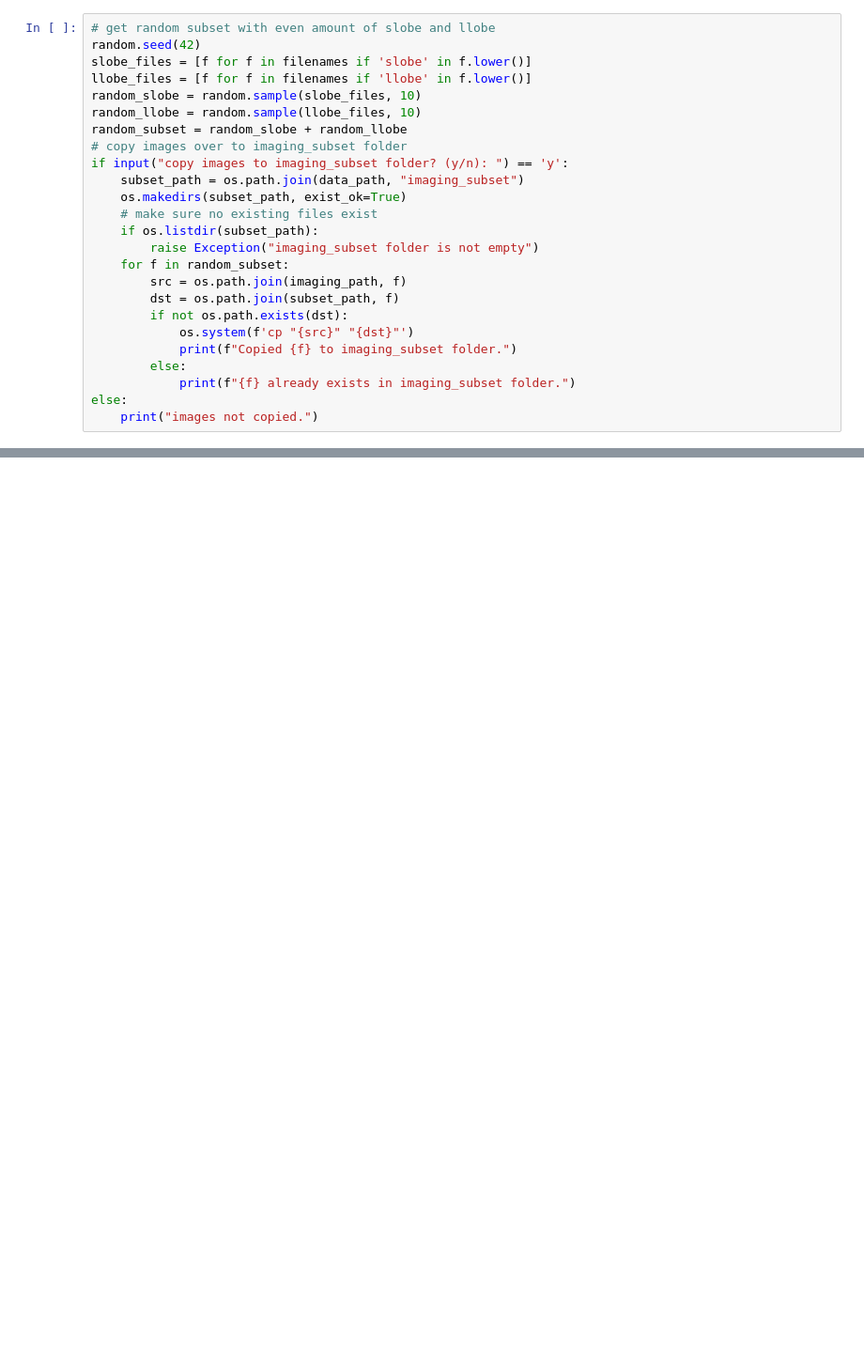
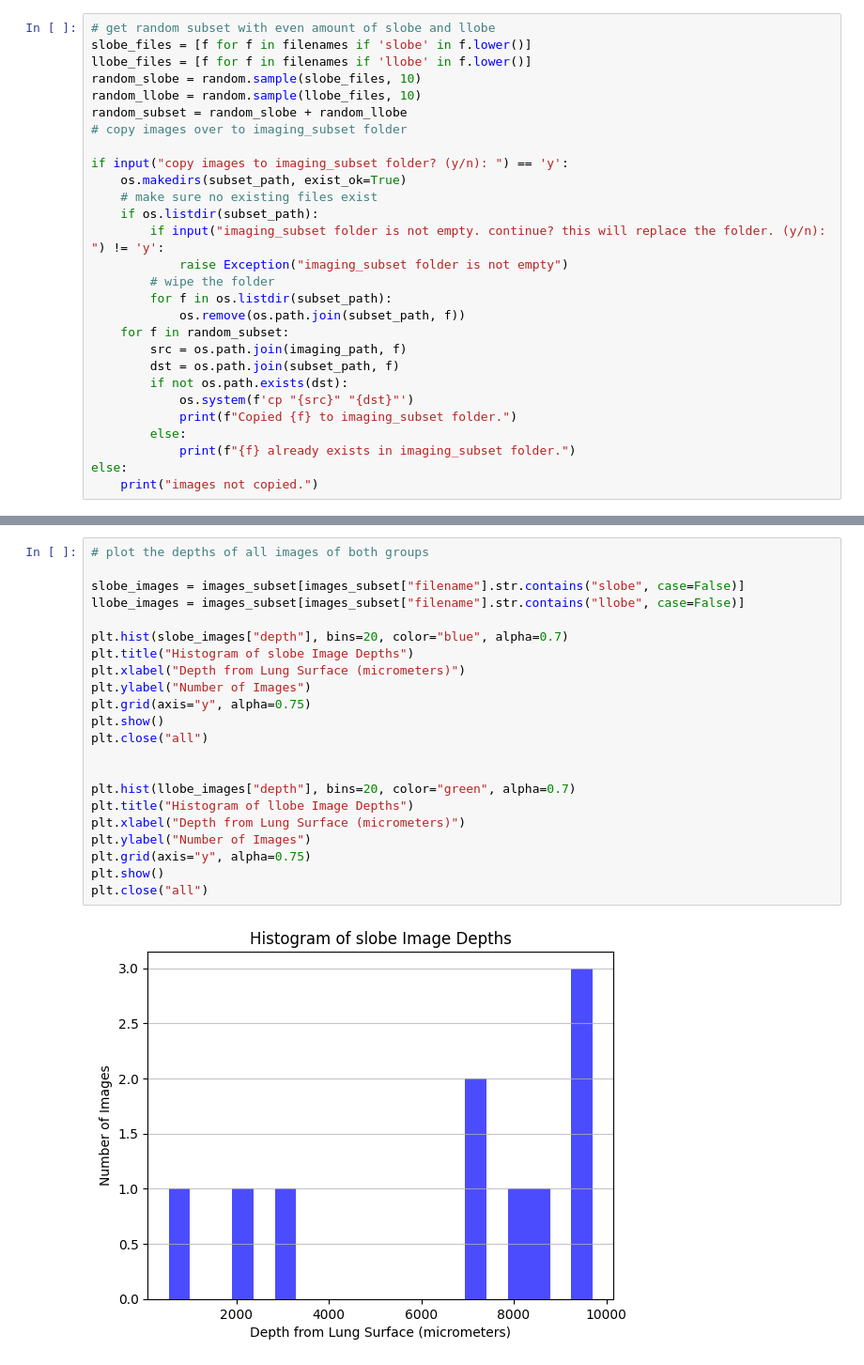
Before and after one commit to max-calcoen/comp-bme-IPF, a Jupyter notebook: get_random_subset.ipynb, the cells around one changed output, grey strips where cells are left out. Shown: that part at 94% size. Cells and saved outputs as stored; diff of their text form; blank space fills up the shorter version.

Commit message:
reselected better subset of images with a better spread of depths

```diff
--- a/get_random_subset.ipynb
+++ b/get_random_subset.ipynb
@@ -9,19 +10,22 @@ imaging_path = os.path.join(data_path, "imaging")
 filenames = os.listdir(imaging_path)
 # %%
 # get random subset with even amount of slobe and llobe
-random.seed(42)
 slobe_files = [f for f in filenames if 'slobe' in f.lower()]
 llobe_files = [f for f in filenames if 'llobe' in f.lower()]
 random_slobe = random.sample(slobe_files, 10)
 random_llobe = random.sample(llobe_files, 10)
 random_subset = random_slobe + random_llobe
 # copy images over to imaging_subset folder
+
 if input("copy images to imaging_subset folder? (y/n): ") == 'y':
-    subset_path = os.path.join(data_path, "imaging_subset")
     os.makedirs(subset_path, exist_ok=True)
     # make sure no existing files exist
     if os.listdir(subset_path):
-        raise Exception("imaging_subset folder is not empty")
+        if input("imaging_subset folder is not empty. continue? this will replace the folder. (y/n): ") != 'y':
+            raise Exception("imaging_subset folder is not empty")
+        # wipe the folder
+        for f in os.listdir(subset_path):
+            os.remove(os.path.join(subset_path, f))
     for f in random_subset:
         src = os.path.join(imaging_path, f)
         dst = os.path.join(subset_path, f)
@@ -55,0 +89,24 @@ Copied MASK_Sk658 Llobe ch010022.jpg to imaging_subset folder.
+# %%
+# plot the depths of all images of both groups
+
+slobe_images = images_subset[images_subset["filename"].str.contains("slobe", case=False)]
+llobe_images = images_subset[images_subset["filename"].str.contains("llobe", case=False)]
+
+plt.hist(slobe_images["depth"], bins=20, color="blue", alpha=0.7)
+plt.title("Histogram of slobe Image Depths")
+plt.xlabel("Depth from Lung Surface (micrometers)")
+plt.ylabel("Number of Images")
+plt.grid(axis="y", alpha=0.75)
+plt.show()
+plt.close("all")
+
+
+plt.hist(llobe_images["depth"], bins=20, color="green", alpha=0.7)
+plt.title("Histogram of llobe Image Depths")
+plt.xlabel("Depth from Lung Surface (micrometers)")
+plt.ylabel("Number of Images")
+plt.grid(axis="y", alpha=0.75)
+plt.show()
+plt.close("all")
+# %% [output]
+[figure, added]
```
Also changed, not shown: parts of 4 cells of this notebook, 25 other files.
